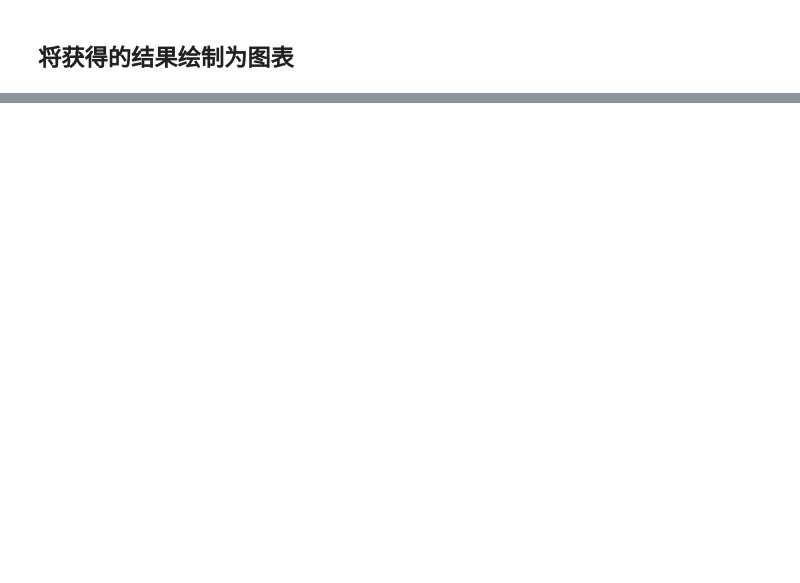
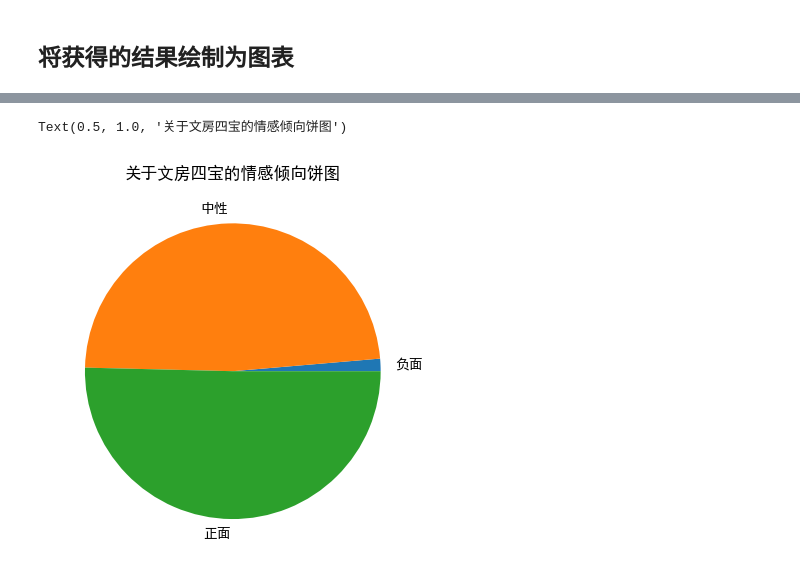
Before and after one commit to moonchildink/WeiboCommentEmotionAnalysis, a Jupyter notebook: process.ipynb, the cells around one changed output, grey strips where cells are left out. Cells and saved outputs as stored; diff of their text form; code cells hidden in the pictures; blank space fills up the shorter version.

```diff
--- a/process.ipynb
+++ b/process.ipynb
@@ -446,0 +426,16 @@ plt.show()
+# %%
+neg,median,pos = 0,0,0
+for emotion in EmtionList:
+    if emotion<0.3:
+        neg+=1
+    elif emotion>=0.3 and emotion<0.6:
+        median+=1
+    else:
+        pos+=1
+neg,median,pos = neg/len(EmtionList),median/len(EmtionList),pos/len(EmtionList)
+# %%
+plt.pie(np.array([neg,median,pos]),labels=['负面','中性','正面'])
+plt.title('关于文房四宝的情感倾向饼图')
+# %% [output]
+Text(0.5, 1.0, '关于文房四宝的情感倾向饼图')
+[figure, added]
```
Also changed, not shown: parts of 37 cells of this notebook, 7 other files.
